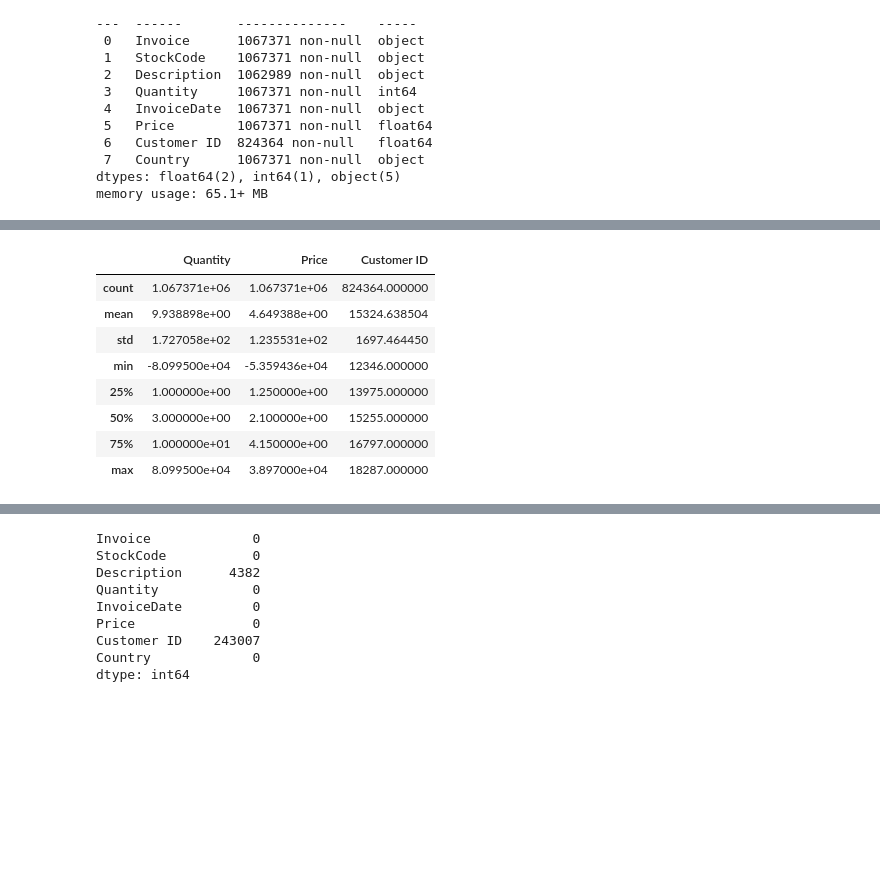
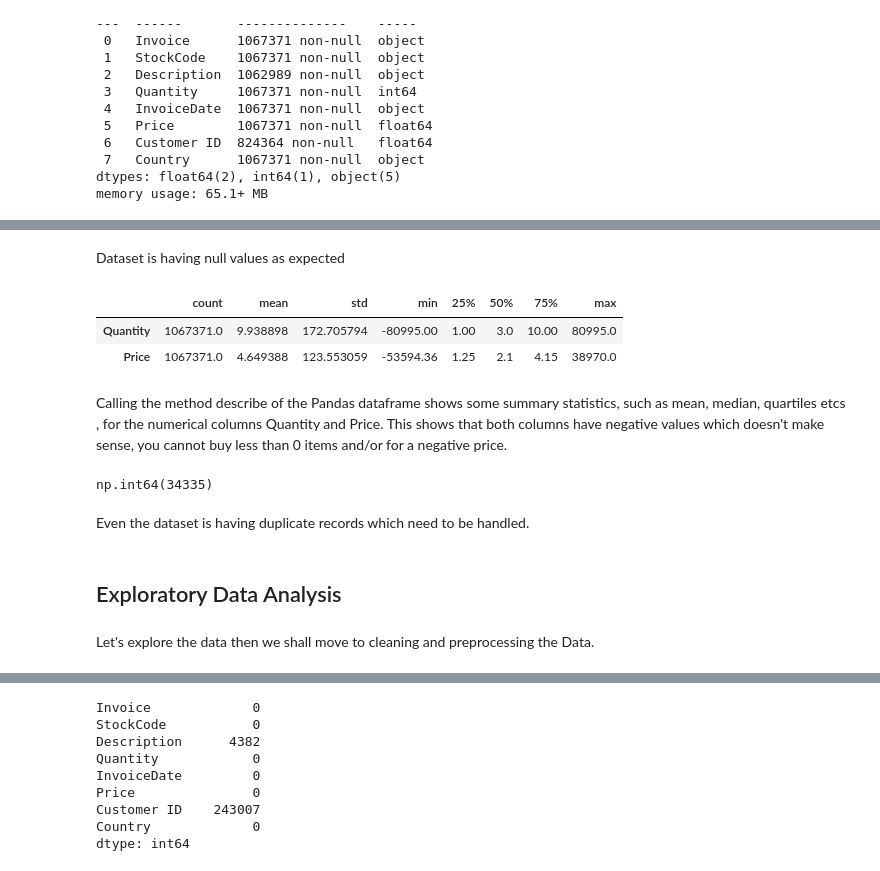
Before and after one commit to SahilLASKAR13/customer-segmentation-retention-analysis, a Jupyter notebook: notebook/CSRA.ipynb, the cells around one changed output, grey strips where cells are left out. Cells and saved outputs as stored; diff of their text form; code cells hidden in the pictures; blank space fills up the shorter version.

```diff
--- a/notebook/CSRA.ipynb
+++ b/notebook/CSRA.ipynb
@@ -61,12 +78,20 @@ df.describe(include="O")
+# %% [markdown]
+Dataset is having null values as expected
 # %%
-df.describe()
+df[["Quantity", "Price"]].describe().T
 # %% [output]
-|  | Quantity | Price | Customer ID |
-| count | 1.067371e+06 | 1.067371e+06 | 824364.000000 |
-| mean | 9.938898e+00 | 4.649388e+00 | 15324.638504 |
-| std | 1.727058e+02 | 1.235531e+02 | 1697.464450 |
-| min | -8.099500e+04 | -5.359436e+04 | 12346.000000 |
-| 25% | 1.000000e+00 | 1.250000e+00 | 13975.000000 |
-| 50% | 3.000000e+00 | 2.100000e+00 | 15255.000000 |
-| 75% | 1.000000e+01 | 4.150000e+00 | 16797.000000 |
-| max | 8.099500e+04 | 3.897000e+04 | 18287.000000 |
+|  | count | mean | std | min | 25% | 50% | 75% | max |
+| Quantity | 1067371.0 | 9.938898 | 172.705794 | -80995.00 | 1.00 | 3.0 | 10.00 | 80995.0 |
+| Price | 1067371.0 | 4.649388 | 123.553059 | -53594.36 | 1.25 | 2.1 | 4.15 | 38970.0 |
+# %% [markdown]
+Calling the method describe of the Pandas dataframe shows some summary statistics, such as mean, median, quartiles etcs , for the numerical columns Quantity and Price. This shows that both columns have negative values which doesn't make sense, you cannot buy less than 0 items and/or for a negative price.
+# %%
+df.duplicated().sum()
+# %% [output]
+np.int64(34335)
+# %% [markdown]
+Even the dataset is having duplicate records which need to be handled.
+# %% [markdown]
+## Exploratory Data Analysis
+# %% [markdown]
+Let's explore the data then we shall move to cleaning and preprocessing the Data.
```
Also changed, not shown: parts of 192 cells of this notebook, 30 other files.
